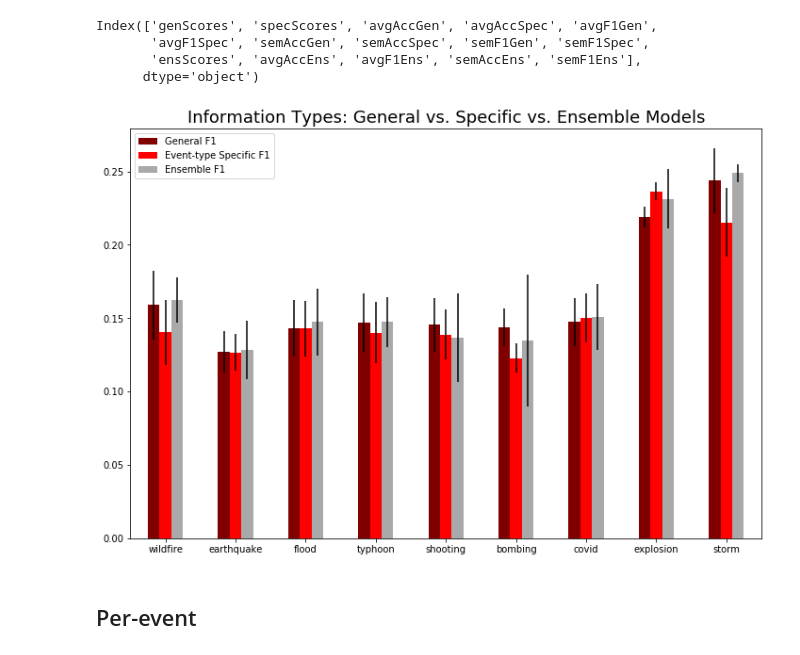
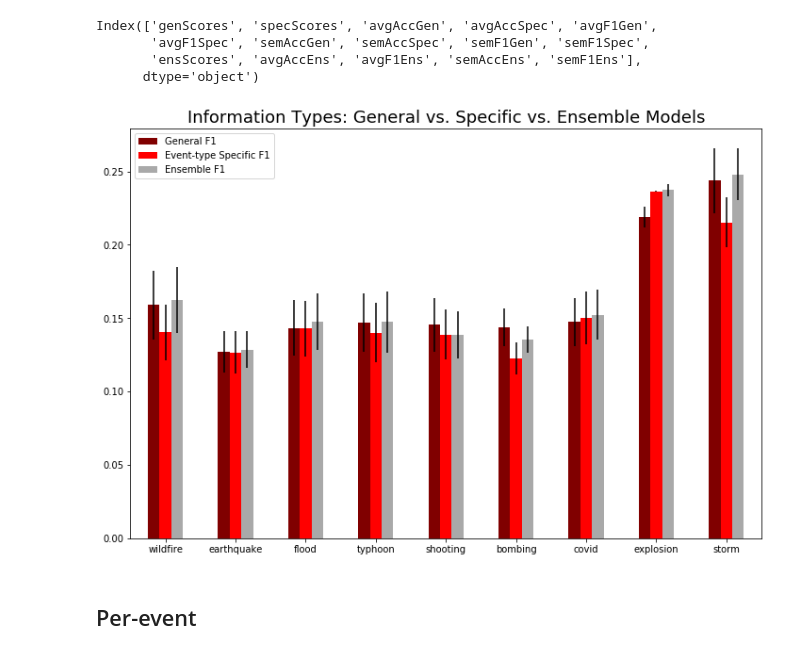
Before and after one commit to acpedersen/REU-2021, a Jupyter notebook: Presentation_visuals.ipynb, the cells around one changed output. Drawn from its saved outputs; the diff is of its cells as text; code cells hidden in the pictures.

```diff
--- a/Presentation_visuals.ipynb
+++ b/Presentation_visuals.ipynb
@@ -11,7 +11,7 @@ import seaborn as sns
 #Ensembles
 
 prio_ensemble = pd.read_json("Trec_data/prioScoreDF.json")
-#cat_ensemble = pd.read_json("Trec_data/catScoreDF.json")
+cat_ensemble = pd.read_json("Trec_data/catScoreDF.json")
 # %% [markdown]
 ## Priority
 # %%
@@ -95,29 +95,29 @@ Index(['genScores', 'specScores', 'avgAccGen', 'avgAccSpec', 'avgF1Gen',
 # %%
 def visualize_cat(catDF):
     plt.figure(figsize=(12, 8))
     ax = plt.axes()
 
     genF1 = [item for item in catDF['avgF1Gen']]
     specF1 = [item for item in catDF['avgF1Spec']]
     ensF1 = [item for item in catDF['avgF1Ens']]
     ste_gen = [item for item in catDF['semF1Gen']]
     ste_spec = [item for item in catDF['semF1Spec']]
-    ste_spec = [item for item in catDF['semF1Ens']]
+    ste_ens = [item for item in catDF['semF1Ens']]
     index = [item for item in catDF.index]
 
     df_prio = pd.DataFrame({'General F1': genF1,
 
                    'Event-type Specific F1': specF1, 'Ensemble F1': ensF1}, index=index)
 
     ax.set_title('Information Types: General vs. Specific vs. Ensemble Models', fontsize = 18)
     ax = df_prio.plot.bar(rot=0, ax=ax, yerr = [ste_gen, ste_spec, ste_ens],
                           color=['maroon', 'red', 'darkgrey'])
 
     plt.show()
 
 visualize_cat(cat_ensemble)
 # %% [output]
-[figure, old version]
+[figure, new version]
 # %% [markdown]
 ## Per-event
 # %%
```
Also changed, not shown: parts of 2 cells of this notebook, 1 other file.
